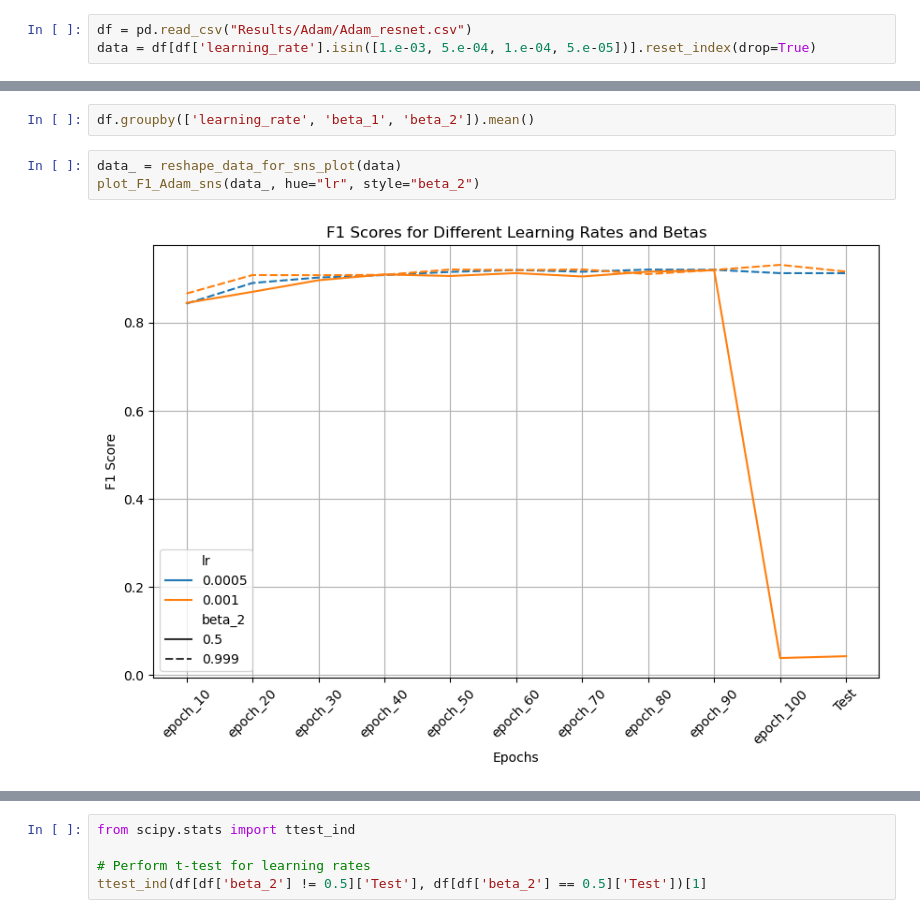
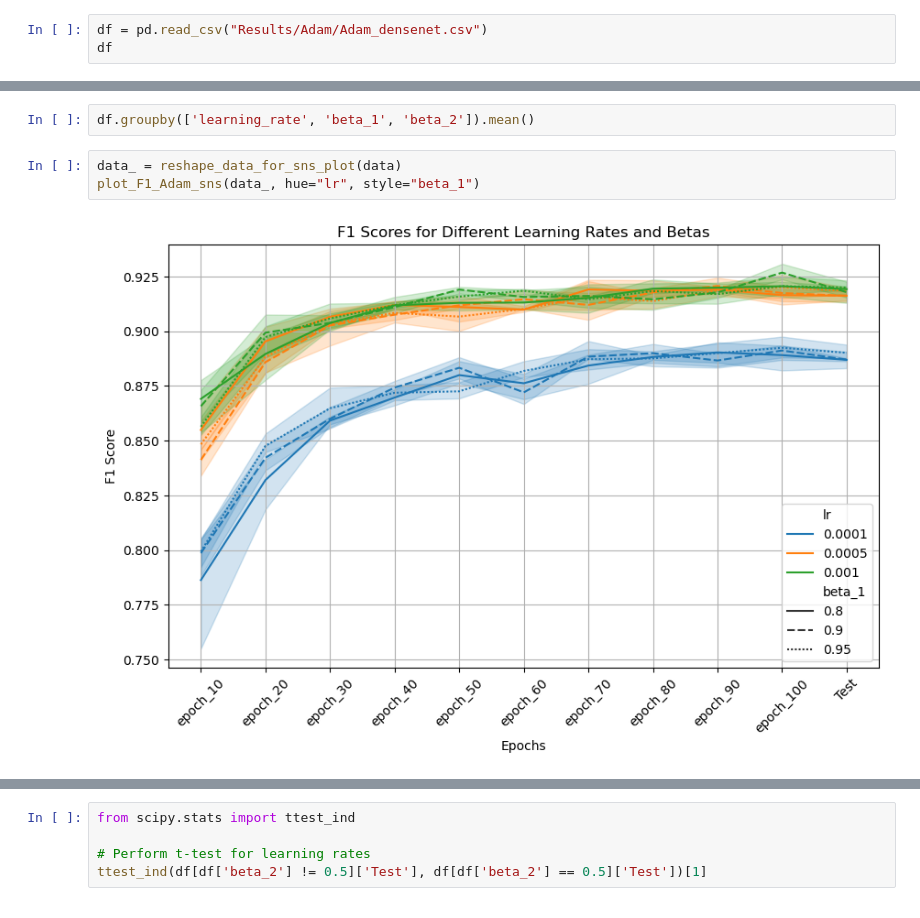
Before and after one commit to SamuelWaridel/OptML-project, a Jupyter notebook: finetuning Adam.ipynb, the cells around one changed output, grey strips where cells are left out. Cells and saved outputs as stored; diff of their text form.

Commit message:
Finished Adam and started black box attack

```diff
--- a/finetuning Adam.ipynb
+++ b/finetuning Adam.ipynb
@@ -102,5 +102,5 @@ for lr, beta_1, beta_2 in product(learning_rates, beta_1s, beta_2s):
 # %% [markdown]
 # Visualization
 # %%
-df = pd.read_csv("Results/Adam/Adam_resnet.csv")
-data = df[df['learning_rate'].isin([1.e-03, 5.e-04, 1.e-04, 5.e-05])].reset_index(drop=True)
+df = pd.read_csv("Results/Adam/Adam_densenet.csv")
+df
@@ -108,6 +119,6 @@ data = df[df['learning_rate'].isin([1.e-03, 5.e-04, 1.e-04, 5.e-05])].reset_inde
 df.groupby(['learning_rate', 'beta_1', 'beta_2']).mean()
 # %%
 data_ = reshape_data_for_sns_plot(data)
-plot_F1_Adam_sns(data_, hue="lr", style="beta_2")
+plot_F1_Adam_sns(data_, hue="lr", style="beta_1")
 # %% [output]
-[figure, old version]
+[figure, new version]
```
Also changed, not shown: parts of 3 cells of this notebook, 2 other files.
